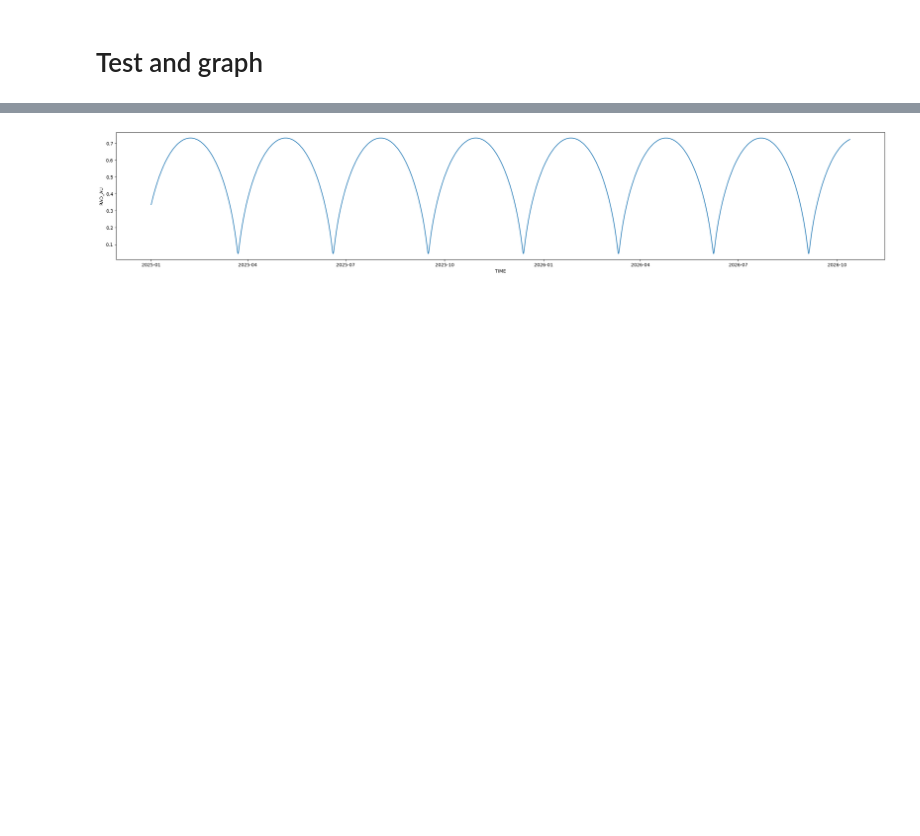
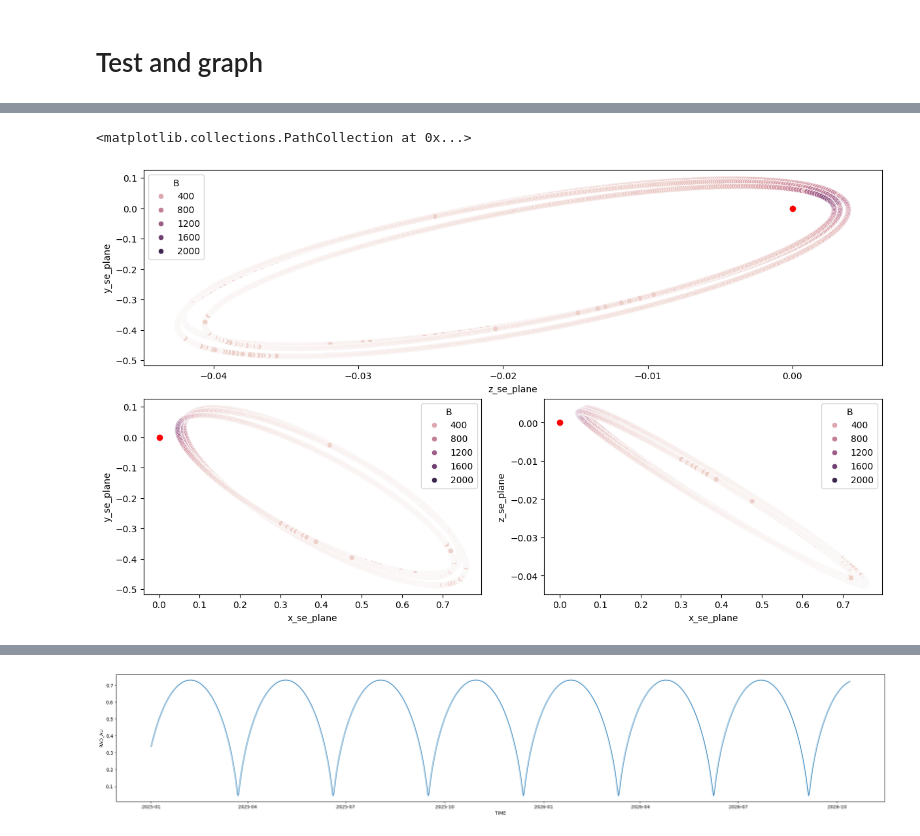
Before and after one commit to iDelfin/ParkerSP_Data_information, a Jupyter notebook: dataExploration.ipynb, the cells around one changed output, grey strips where cells are left out. Drawn from its saved outputs; the diff is of its cells as text; code cells hidden in the pictures; blank space fills up the shorter version.

```diff
--- a/dataExploration.ipynb
+++ b/dataExploration.ipynb
@@ -354,0 +179,25 @@ PSP_Sdata[(PSP_Sdata["protonTemp"]>0) & (PSP_Sdata["ProtonSpeed"]>0) & (PSP_Sdat
+# %%
+coordinets_graph_SE = PSP_Ddata.copy()
+theta_lat = np.radians(coordinets_graph_SE["SE_LAT"])
+phi_lon = np.radians(coordinets_graph_SE["SE_LON"])
+coordinets_graph_SE["x_se_plane"] = (coordinets_graph_SE["RAD_AU"] * np.cos(theta_lat) * np.cos(theta_lat))
+coordinets_graph_SE["y_se_plane"] = (coordinets_graph_SE["RAD_AU"] * np.cos(theta_lat) * np.sin(phi_lon))
+coordinets_graph_SE["z_se_plane"] = (coordinets_graph_SE["RAD_AU"] * np.sin(theta_lat))
+# %%
+wts = "B"
+
+fig = plt.figure(figsize=(12,7), layout='constrained')
+axs = fig.subplot_mosaic([["yz", "yz"],
+                          ["xy", "xz"]])
+sns.scatterplot(coordinets_graph_SE.join(PSP_Sdata.set_index("TIME"), on="TIME"), x="z_se_plane", y="y_se_plane", hue=wts, ax=axs["yz"])
+axs["yz"].scatter(x=0, y=0, color='r')
+#axs["yz"].set_xlim(-1,1)
+
+sns.scatterplot(coordinets_graph_SE.join(PSP_Sdata.set_index("TIME"), on="TIME"), x="x_se_plane", y="y_se_plane", hue=wts, ax=axs["xy"])
+axs["xy"].scatter(0, 0, color='r')
+
+sns.scatterplot(coordinets_graph_SE.join(PSP_Sdata.set_index("TIME"), on="TIME"), x="x_se_plane", y="z_se_plane", hue=wts, ax=axs["xz"])
+axs["xz"].scatter(0, 0, color='r')
+# %% [output]
+<matplotlib.collections.PathCollection at 0x...>
+[figure, added]
```
Also changed, not shown: parts of 56 cells of this notebook.
